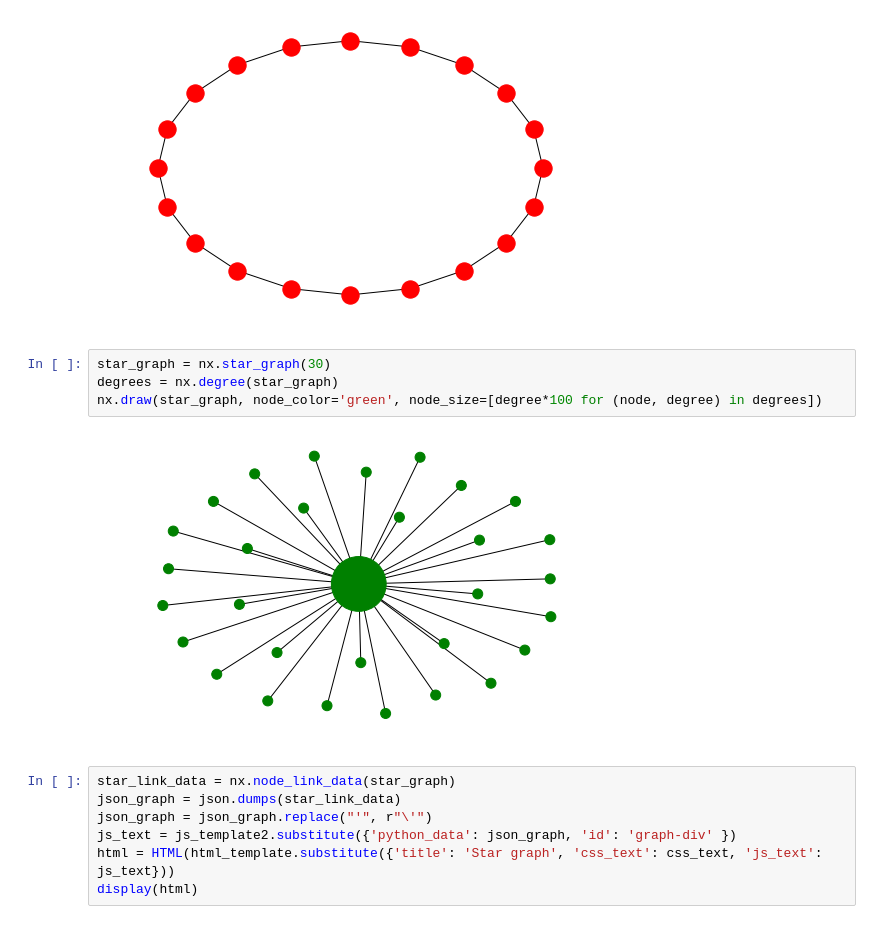
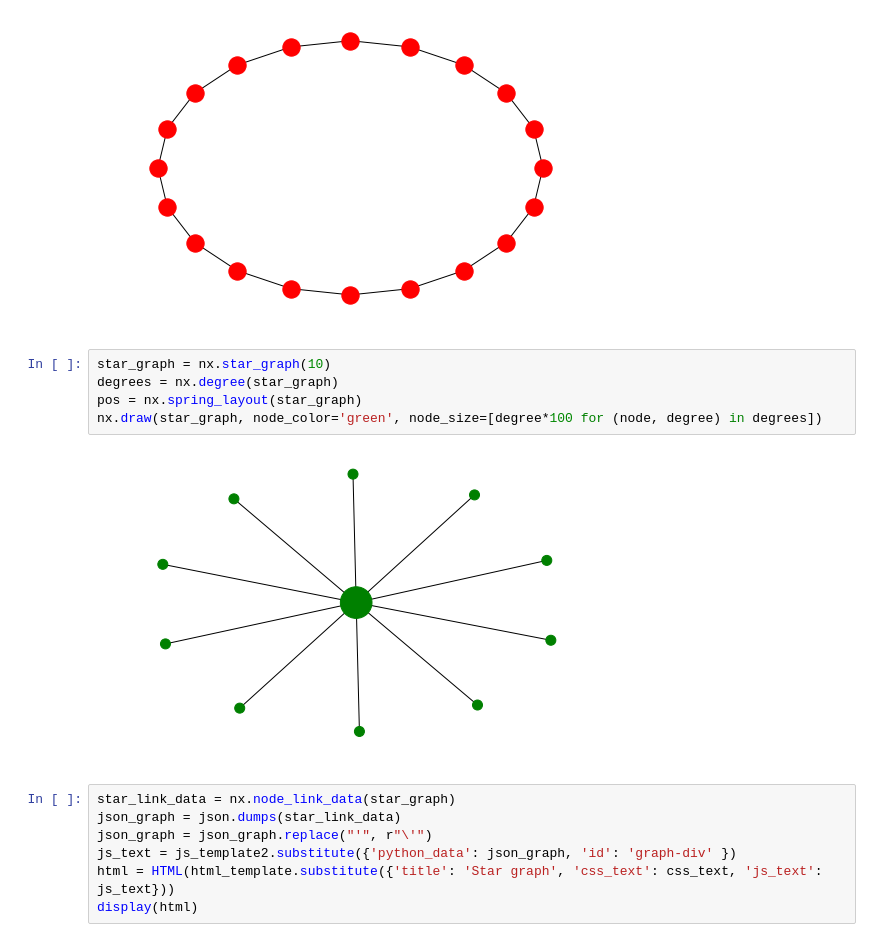
Before and after one commit to szymanskim/networkx-library-workshop, a Jupyter notebook: notebooks/NetworkX_Live.ipynb, the cells around one changed output. Saved outputs shown, nothing was run; the diff lists cells and outputs as text.

Commit message:
Add some random graphs

```diff
--- a/notebooks/NetworkX_Live.ipynb
+++ b/notebooks/NetworkX_Live.ipynb
@@ -460,11 +460,12 @@ nx.draw(cycle_graph, pos)
 # %% [output]
 [figure]
 # %%
-star_graph = nx.star_graph(30)
+star_graph = nx.star_graph(10)
 degrees = nx.degree(star_graph)
+pos = nx.spring_layout(star_graph)
 nx.draw(star_graph, node_color='green', node_size=[degree*100 for (node, degree) in degrees])
 # %% [output]
-[figure, old version]
+[figure, new version]
 # %%
 star_link_data = nx.node_link_data(star_graph)
 json_graph = json.dumps(star_link_data)
```
Also changed, not shown: parts of 21 cells of this notebook.
